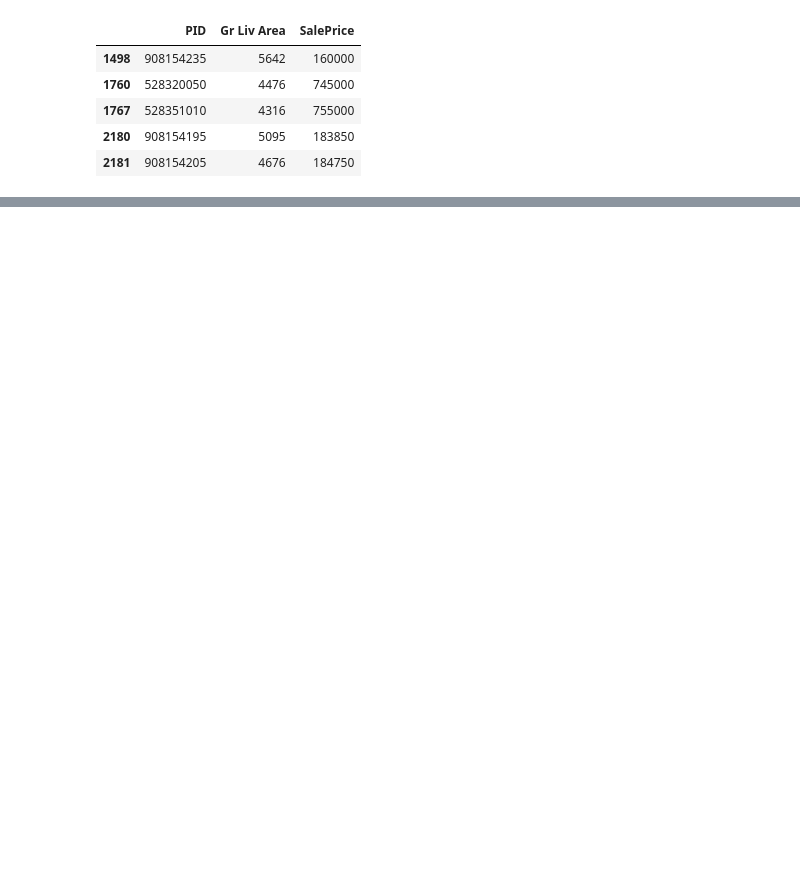
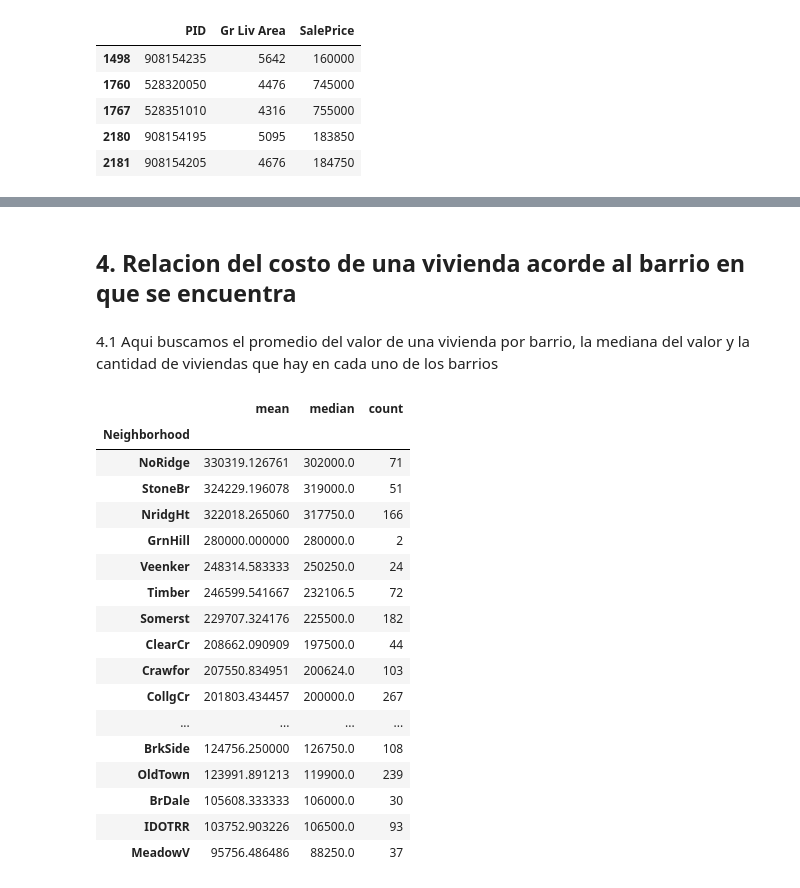
Before and after one commit to benjabarreraduoc/ProyectoHausing, a Jupyter notebook: notebooks/01_eda_housing.ipynb, the cells around one changed output, grey strips where cells are left out. Drawn from its saved outputs; the diff is of its cells as text; code cells hidden in the pictures; blank space fills up the shorter version.

```diff
--- a/notebooks/01_eda_housing.ipynb
+++ b/notebooks/01_eda_housing.ipynb
@@ -214,0 +260,25 @@ entre familiares o una condición particular de la propiedad no capturada por ot
+# %% [markdown]
+## 4. Relacion del costo de una vivienda acorde al barrio en que se encuentra
+# %% [markdown]
+4.1 Aqui buscamos el promedio del valor de una vivienda por barrio, la mediana del valor  y la cantidad de viviendas que hay en cada uno de los barrios
+# %%
+df.groupby('Neighborhood')['SalePrice'].agg(['mean', 'median', 'count']).sort_values('mean', ascending=False)
+# %% [output]
+|  | mean | median | count |
+| Neighborhood |  |  |  |
+| NoRidge | 330319.126761 | 302000.0 | 71 |
+| StoneBr | 324229.196078 | 319000.0 | 51 |
+| NridgHt | 322018.265060 | 317750.0 | 166 |
+| GrnHill | 280000.000000 | 280000.0 | 2 |
+| Veenker | 248314.583333 | 250250.0 | 24 |
+| Timber | 246599.541667 | 232106.5 | 72 |
+| Somerst | 229707.324176 | 225500.0 | 182 |
+| ClearCr | 208662.090909 | 197500.0 | 44 |
+| Crawfor | 207550.834951 | 200624.0 | 103 |
+| CollgCr | 201803.434457 | 200000.0 | 267 |
+| ... | ... | ... | ... |
+| BrkSide | 124756.250000 | 126750.0 | 108 |
+| OldTown | 123991.891213 | 119900.0 | 239 |
+| BrDale | 105608.333333 | 106000.0 | 30 |
+| IDOTRR | 103752.903226 | 106500.0 | 93 |
+| MeadowV | 95756.486486 | 88250.0 | 37 |
```
Also changed, not shown: parts of 15 cells of this notebook, 5 other files.
